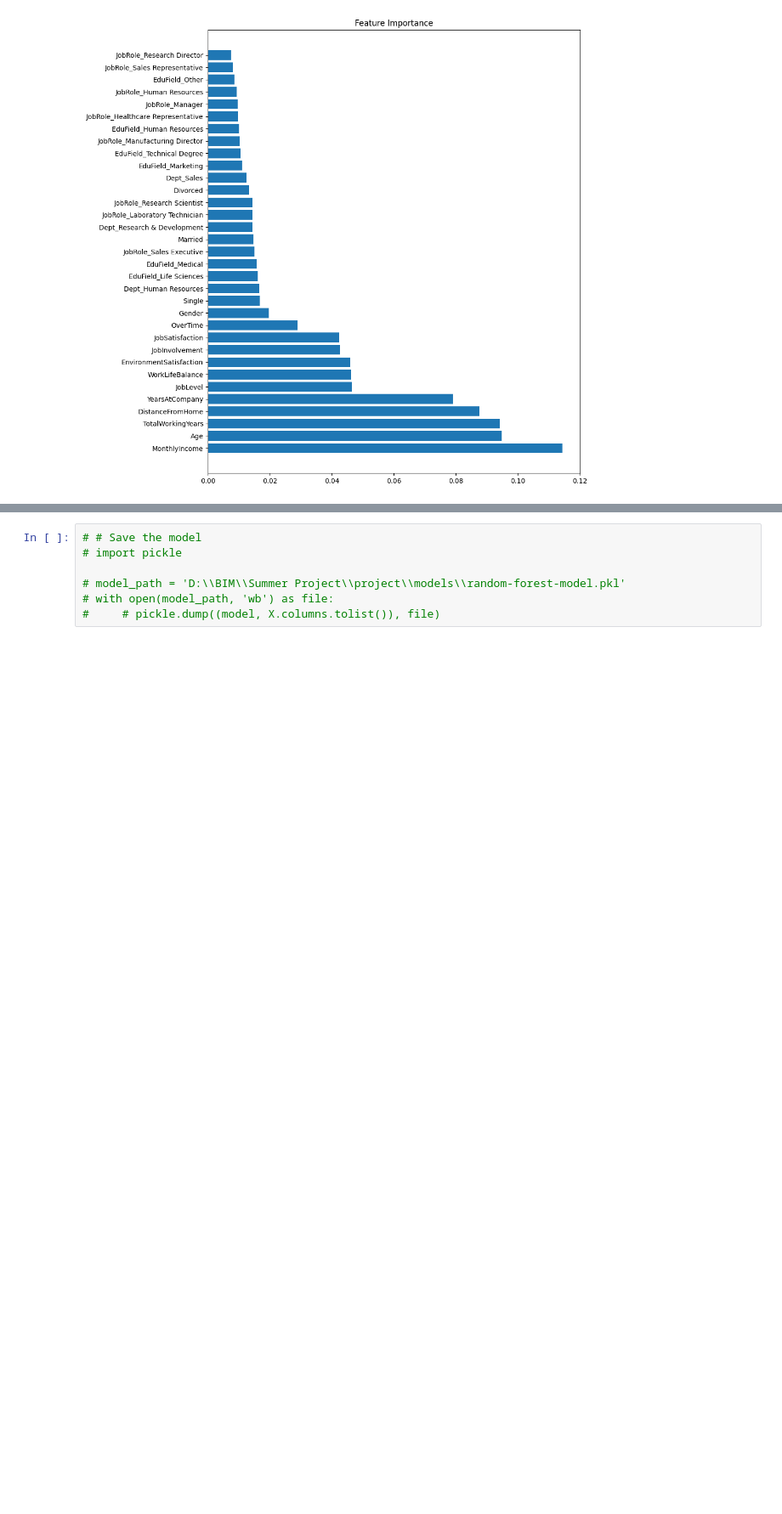
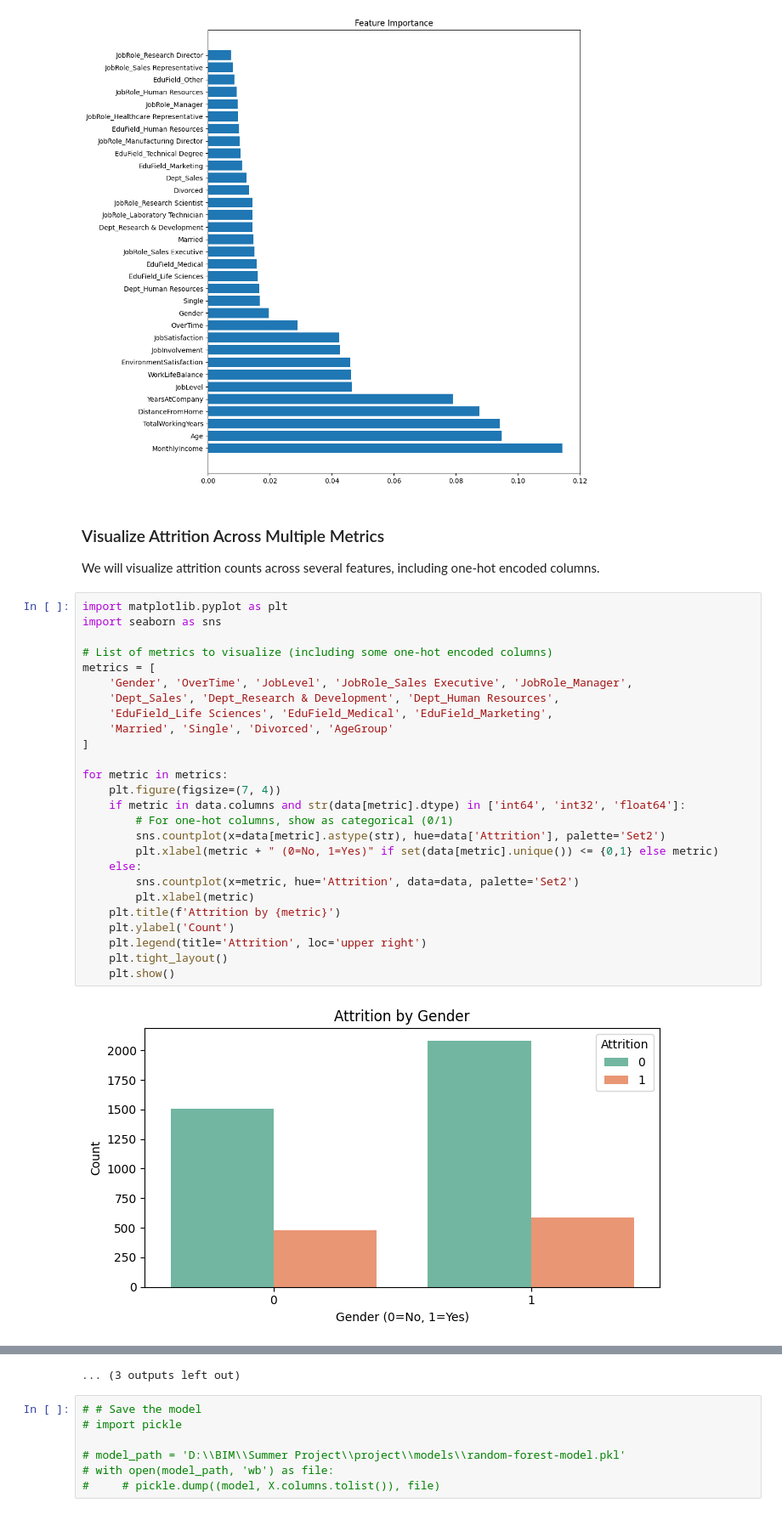
Before and after one commit to swornimashakya/summer-project, a Jupyter notebook: project/notebooks/random-forest.ipynb, the cells around one changed output, grey strips where cells are left out. Shown at 85% size. Saved outputs shown, nothing was run; the diff lists cells and outputs as text; blank space fills up the shorter version.

```diff
--- a/project/notebooks/random-forest.ipynb
+++ b/project/notebooks/random-forest.ipynb
@@ -132,3 +132,34 @@ plt.yticks(range(X.shape[1]), labels=names)
 plt.show()
 # %% [output]
 [figure]
+# %% [markdown]
+### Visualize Attrition Across Multiple Metrics
+We will visualize attrition counts across several features, including one-hot encoded columns.
+# %%
+import matplotlib.pyplot as plt
+import seaborn as sns
+
+# List of metrics to visualize (including some one-hot encoded columns)
+metrics = [
+    'Gender', 'OverTime', 'JobLevel', 'JobRole_Sales Executive', 'JobRole_Manager',
+    'Dept_Sales', 'Dept_Research & Development', 'Dept_Human Resources',
+    'EduField_Life Sciences', 'EduField_Medical', 'EduField_Marketing',
+    'Married', 'Single', 'Divorced', 'AgeGroup'
+]
+
+for metric in metrics:
+    plt.figure(figsize=(7, 4))
+    if metric in data.columns and str(data[metric].dtype) in ['int64', 'int32', 'float64']:
+        # For one-hot columns, show as categorical (0/1)
+        sns.countplot(x=data[metric].astype(str), hue=data['Attrition'], palette='Set2')
+        plt.xlabel(metric + " (0=No, 1=Yes)" if set(data[metric].unique()) <= {0,1} else metric)
+    else:
+        sns.countplot(x=metric, hue='Attrition', data=data, palette='Set2')
+        plt.xlabel(metric)
+    plt.title(f'Attrition by {metric}')
+    plt.ylabel('Count')
+    plt.legend(title='Attrition', loc='upper right')
+    plt.tight_layout()
+    plt.show()
+# %% [output]
+[figure, added]
@@ -135,3 +177,4 @@ plt.show()
+... (3 outputs left out)
 # %%
 # # Save the model
 # import pickle
```
Also changed, not shown: parts of 1 cell of this notebook, 18 other files.
